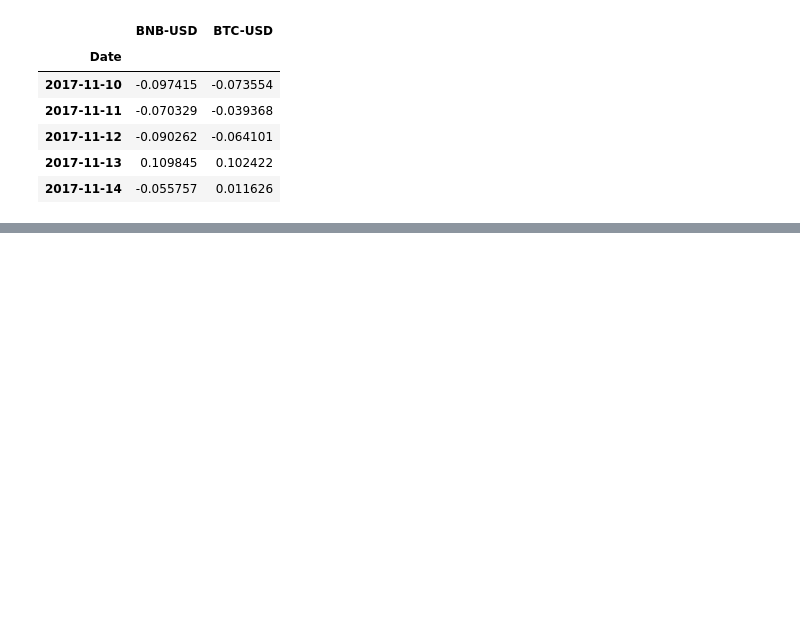
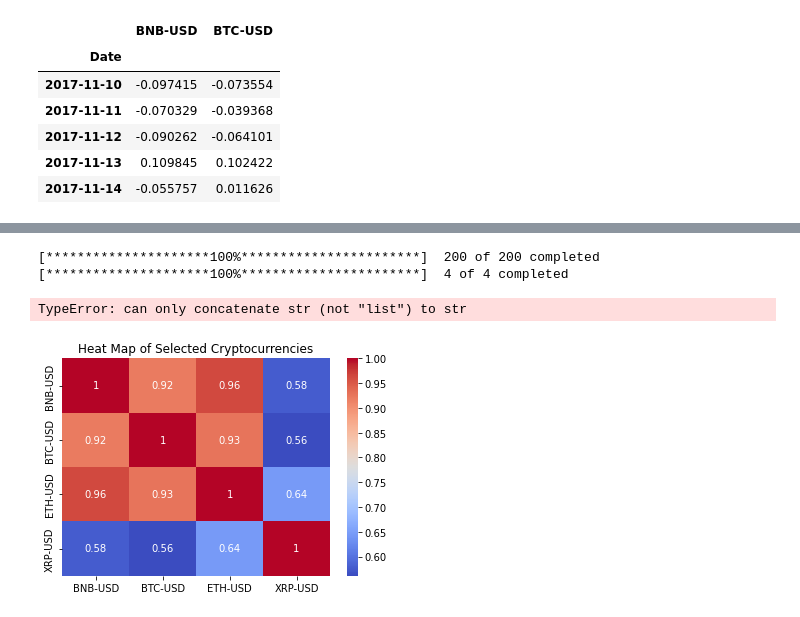
Before and after one commit to er1cyao/Crypto-Bot, a Jupyter notebook: data.ipynb, the cells around one changed output, grey strips where cells are left out. Drawn from its saved outputs; the diff is of its cells as text; code cells hidden in the pictures; blank space fills up the shorter version.

Commit message:
commands

```diff
--- a/data.ipynb
+++ b/data.ipynb
@@ -123,0 +140,55 @@ generate_heatmap("BNB-USD", "ETH-USD", "BTC-USD", "XRP-USD")
+# %%
+import os
+import discord
+from discord.ext import commands
+import yfinance as yf
+import pandas as pd
+import seaborn as sns
+import matplotlib.pyplot as plt
+from pycoingecko import CoinGeckoAPI
+from datetime import datetime
+from yahooquery import Screener
+import yahoo_fin.stock_info as si
+
+s = Screener()
+data = s.get_screeners('all_cryptocurrencies_us', count=200)
+
+dicts = data['all_cryptocurrencies_us']['quotes']
+symbols = [d['symbol'] for d in dicts]
+symbols
+
+
+crydata = yf.download(symbols, start = past, end = now)
+cry_adjclose = crydata['Adj Close']
+now = datetime.now()
+removeYear = now.year - 10
+current_date = datetime.today().strftime('%Y-%m-%d')
+date_arr = current_date.split('-')
+past = str(removeYear) + '-' + date_arr[1] + '-' + date_arr[2]
+
+def generate_heatmap(arr):
+    heat = arr
+    if arr[0] and arr[1] and arr[2] and arr[3] in symbols:
+        heat_data = yf.download(heat, start = past, end =now)
+        heat_corr = (((1 + heat_data['Adj Close'].pct_change()).cumprod() - 1) * 100).corr()
+        sns.heatmap(heat_corr, annot = True, cmap = 'coolwarm')
+        plt.title("Heat Map of Selected Cryptocurrencies")
+        plt.savefig("HeatMap" +str(arr))
+        return("HeatMat")
+
+
+def split_string(string):
+    return string.split(",")
+
+
+
+
+input = "BNB-USD,BTC-USD,ETH-USD,XRP-USD"
+
+str(split_string(input))
+print(generate_heatmap(split_string(input)))
+# %% [output]
+[*********************100%***********************]  200 of 200 completed
+[*********************100%***********************]  4 of 4 completed
+TypeError: can only concatenate str (not "list") to str
+[figure, added]
```
Also changed, not shown: parts of 5 cells of this notebook, 3 other files.
